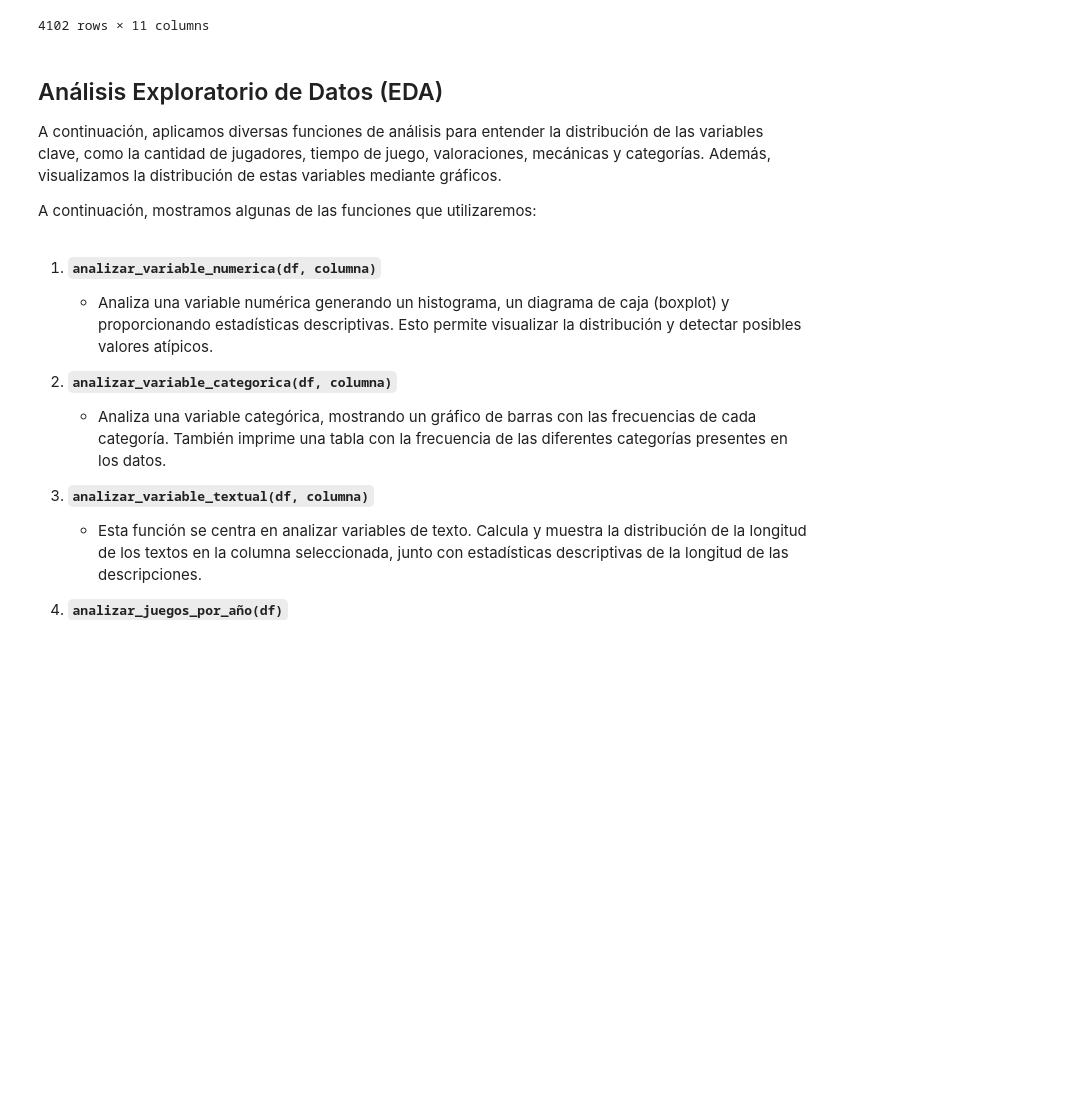
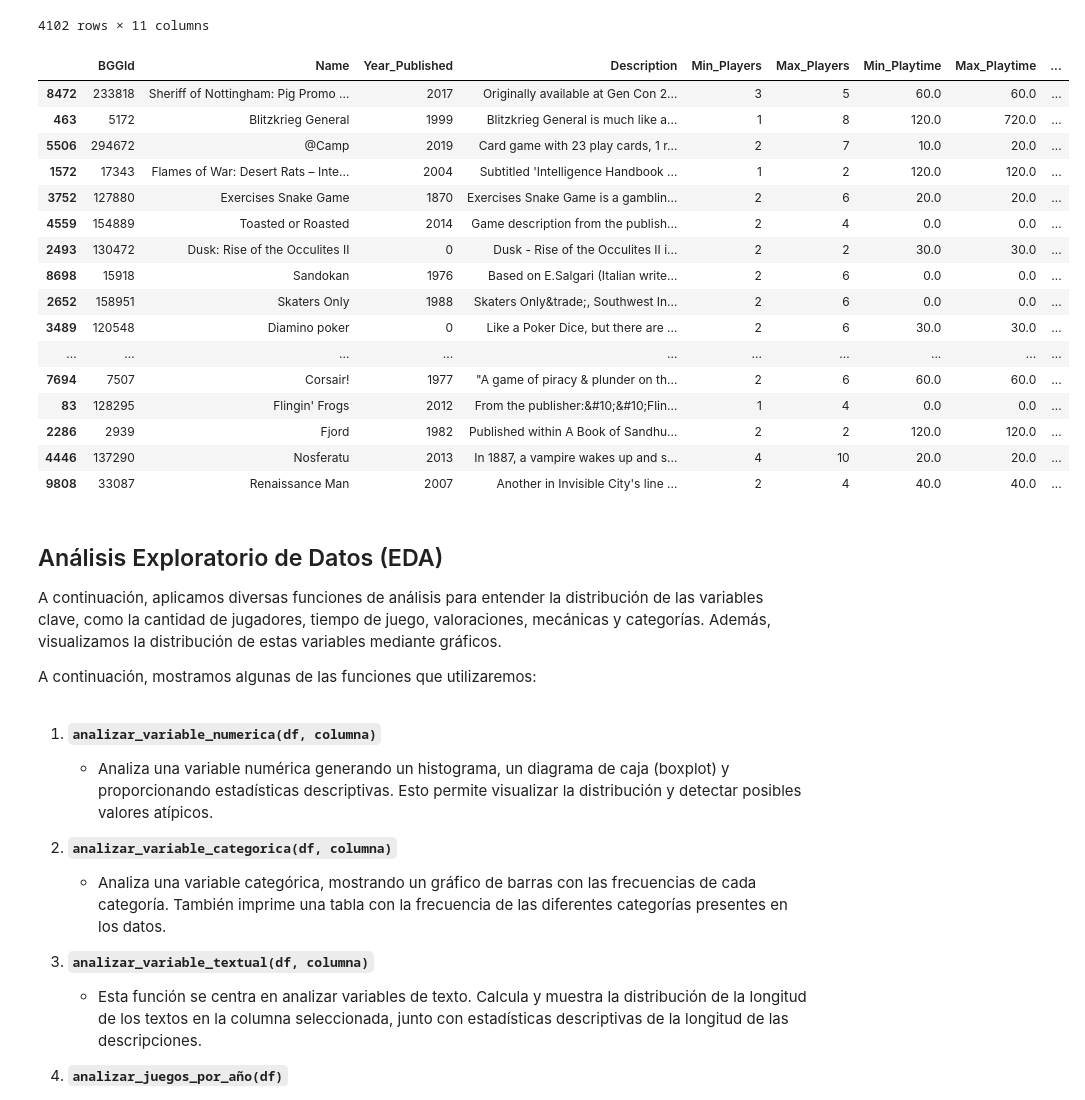
Before and after one commit to LOA395/GameMatcher, a Jupyter notebook: eda/eda.ipynb, the cells around one changed output. Cells and saved outputs as stored; diff of their text form; code cells hidden in the pictures; blank space fills up the shorter version.

```diff
--- a/eda/eda.ipynb
+++ b/eda/eda.ipynb
@@ -162,12 +162,32 @@ dtype: int64
 4102 rows × 11 columns
 # %%
 # Cambiar a int las columnas Year_Published, Min_Players, Max_Players
-df_juegos_clean = df_juegos_clean.astype({'Year_Published': 'int', 'Min_Players': 'int', 'Max_Players': 'int'})
+df_juegos_clean = df_juegos_clean.astype({'Year_Published': 'int', 'Min_Players': 'int', 'Max_Players': 'int', 'Min_Playtime': 'int', 'Max_Playtime': 'int'})
 # %%
 # Pasar los df a csv
 df_juegos_clean.to_csv('../data/cleaned/data_juegos.csv', index=False)
 df_categorias.to_csv('../data/cleaned/data_categorias.csv', index=False)
 df_mecanicas.to_csv('../data/cleaned/data_mecanicas.csv', index=False)
+# %%
+df_juegos_clean.sample(30)
+# %% [output]
+|  | BGGId | Name | Year_Published | Description | Min_Players | Max_Players | Min_Playtime | Max_Playtime | ... |
+| 8472 | 233818 | Sheriff of Nottingham: Pig Promo ... | 2017 | Originally available at Gen Con 2... | 3 | 5 | 60.0 | 60.0 | ... |
+| 463 | 5172 | Blitzkrieg General | 1999 | Blitzkrieg General is much like a... | 1 | 8 | 120.0 | 720.0 | ... |
+| 5506 | 294672 | @Camp | 2019 | Card game with 23 play cards, 1 r... | 2 | 7 | 10.0 | 20.0 | ... |
+| 1572 | 17343 | Flames of War: Desert Rats – Inte... | 2004 | Subtitled 'Intelligence Handbook ... | 1 | 2 | 120.0 | 120.0 | ... |
+| 3752 | 127880 | Exercises Snake Game | 1870 | Exercises Snake Game is a gamblin... | 2 | 6 | 20.0 | 20.0 | ... |
+| 4559 | 154889 | Toasted or Roasted | 2014 | Game description from the publish... | 2 | 4 | 0.0 | 0.0 | ... |
+| 2493 | 130472 | Dusk: Rise of the Occulites II | 0 | Dusk - Rise of the Occulites II i... | 2 | 2 | 30.0 | 30.0 | ... |
+| 8698 | 15918 | Sandokan | 1976 | Based on E.Salgari (Italian write... | 2 | 6 | 0.0 | 0.0 | ... |
+| 2652 | 158951 | Skaters Only | 1988 | Skaters Only&trade;, Southwest In... | 2 | 6 | 0.0 | 0.0 | ... |
+| 3489 | 120548 | Diamino poker | 0 | Like a Poker Dice, but there are ... | 2 | 6 | 30.0 | 30.0 | ... |
+| ... | ... | ... | ... | ... | ... | ... | ... | ... | ... |
+| 7694 | 7507 | Corsair! | 1977 | "A game of piracy & plunder on th... | 2 | 6 | 60.0 | 60.0 | ... |
+| 83 | 128295 | Flingin' Frogs | 2012 | From the publisher:&#10;&#10;Flin... | 1 | 4 | 0.0 | 0.0 | ... |
+| 2286 | 2939 | Fjord | 1982 | Published within A Book of Sandhu... | 2 | 2 | 120.0 | 120.0 | ... |
+| 4446 | 137290 | Nosferatu | 2013 | In 1887, a vampire wakes up and s... | 4 | 10 | 20.0 | 20.0 | ... |
+| 9808 | 33087 | Renaissance Man | 2007 | Another in Invisible City's line ... | 2 | 4 | 40.0 | 40.0 | ... |
 # %% [markdown]
 ## Análisis Exploratorio de Datos (EDA)
 A continuación, aplicamos diversas funciones de análisis para entender la distribución de las variables clave, como la cantidad de jugadores, tiempo de juego, valoraciones, mecánicas y categorías. Además, visualizamos la distribución de estas variables mediante gráficos.
```
Also changed, not shown: 1 other file.
